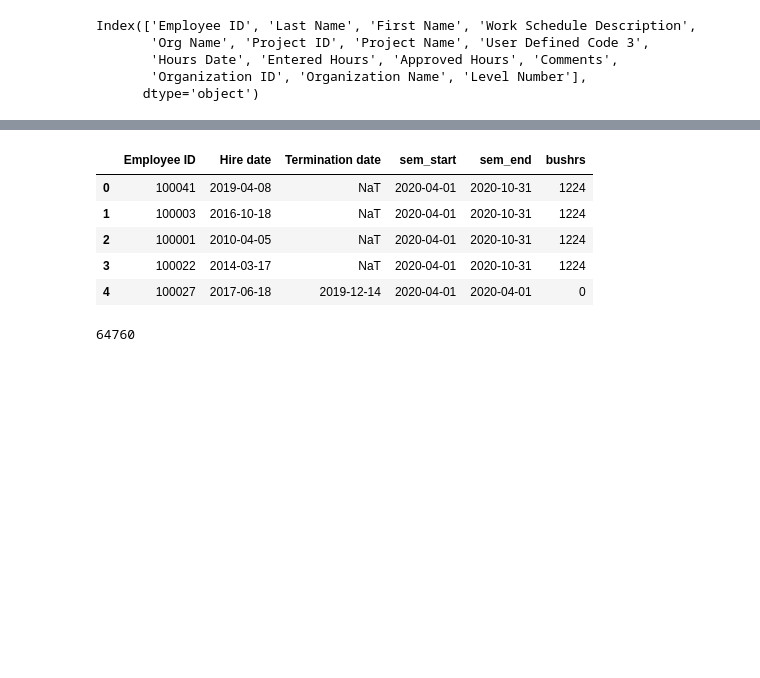
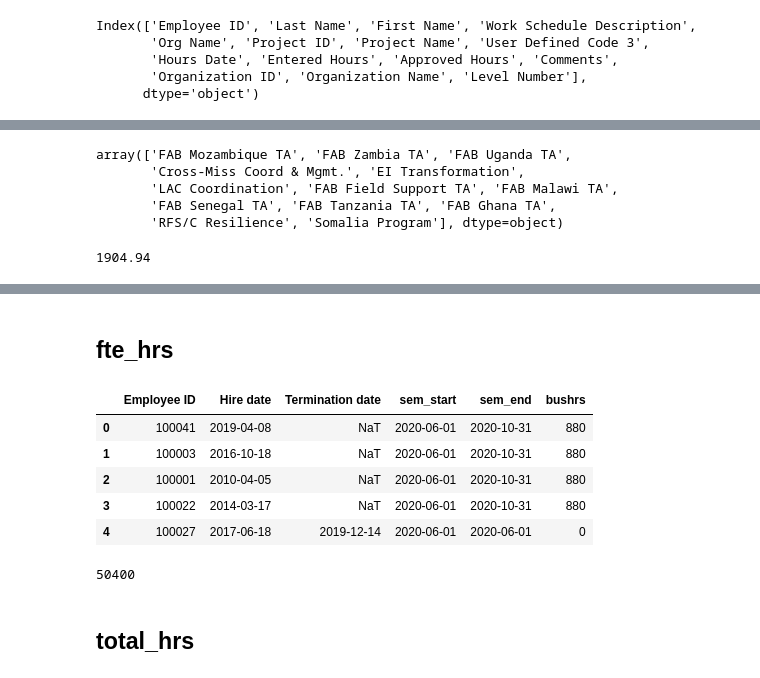
Before and after one commit to eanderson-ei/utilization-tracker-2, a Jupyter notebook: notebooks/2020-21 S1 Portfolio-level Utilization (June - Oct).ipynb, the cells around one changed output, grey strips where cells are left out. Cells and saved outputs as stored; diff of their text form; code cells hidden in the pictures; blank space fills up the shorter version.

```diff
--- a/notebooks/Portfolio Utilization Data Exploration.ipynb
+++ b/notebooks/2020-21 S1 Portfolio-level Utilization (June - Oct).ipynb
@@ -64,6 +80,21 @@ array(['HR and Operations', 'General Intl', 'Global Adaptive Managemen',
        'Environmental Incentives', 'Comms & KM', 'HR & Ops General',
        'Contract&Fin Spec Initiat', 'HR & Ops Special Initiat', 'Water',
        'Africa', nan, 'Habitat', 'Marketing General'], dtype=object)
+# %%
+# check for null organizations
+filt = df['Organization Name'].isnull()
+no_org_df = df.loc[filt]
+no_org_df['Project Name'].unique()
+# %% [output]
+array(['FAB Mozambique TA', 'FAB Zambia TA', 'FAB Uganda TA',
+       'Cross-Miss Coord & Mgmt.', 'EI Transformation',
+       'LAC Coordination', 'FAB Field Support TA', 'FAB Malawi TA',
+       'FAB Senegal TA', 'FAB Tanzania TA', 'FAB Ghana TA',
+       'RFS/C Resilience', 'Somalia Program'], dtype=object)
+# %%
+no_org_df['Entered Hours'].sum()
+# %% [output]
+1904.94
 # %%
 emp_df.head()
 # %% [output]
@@ -73,48 +104,52 @@ emp_df.head()
 | 2 | 100001 | Alexandrovich | Andrew | NaN | andrew@enviroincentives.com | Y | 2010-04-05 | ... |
 | 3 | 100022 | Anderson | Erik | T | eanderson@enviroincentives.com | Y | 2014-03-17 | ... |
 | 4 | 100027 | Armanino | Molly | NaN | marmanino@enviroincentives.com | N | 2017-06-18 | ... |
+# %% [markdown]
+## fte_hrs
 # %%
 # fte hours is total number of fte days by start and end dates (ignore part time and very part time (e.g., CB))
-sem_start = pd.to_datetime('2020-04-01')
+sem_start = pd.to_datetime('2020-06-01')
 sem_end = pd.to_datetime('2020-10-31')
 
 fte_df = emp_df[['Employee ID', 'Hire date', 'Termination date']].copy()
 
 def update_start(hire_date):
     if hire_date < sem_start:
         return sem_start
     elif hire_date > sem_end:
         return sem_end
     else:
         return hire_date
 
 def update_end(termination_date):
     if pd.isnull(termination_date):
         return sem_end
     if termination_date > sem_end:
         return sem_end
     elif termination_date < sem_start:
         return sem_start
     else:
         return termination_date
 
 fte_df['sem_start'] = fte_df['Hire date'].apply(update_start)
 fte_df['sem_end'] = fte_df['Termination date'].apply(update_end)
 fte_df['bushrs'] = np.busday_count(fte_df['sem_start'].dt.date, fte_df['sem_end'].dt.date) * 8
 
 fte_df.head()
 # %% [output]
 |  | Employee ID | Hire date | Termination date | sem_start | sem_end | bushrs |
-| 0 | 100041 | 2019-04-08 | NaT | 2020-04-01 | 2020-10-31 | 1224 |
-| 1 | 100003 | 2016-10-18 | NaT | 2020-04-01 | 2020-10-31 | 1224 |
-| 2 | 100001 | 2010-04-05 | NaT | 2020-04-01 | 2020-10-31 | 1224 |
-| 3 | 100022 | 2014-03-17 | NaT | 2020-04-01 | 2020-10-31 | 1224 |
-| 4 | 100027 | 2017-06-18 | 2019-12-14 | 2020-04-01 | 2020-04-01 | 0 |
+| 0 | 100041 | 2019-04-08 | NaT | 2020-06-01 | 2020-10-31 | 880 |
+| 1 | 100003 | 2016-10-18 | NaT | 2020-06-01 | 2020-10-31 | 880 |
+| 2 | 100001 | 2010-04-05 | NaT | 2020-06-01 | 2020-10-31 | 880 |
+| 3 | 100022 | 2014-03-17 | NaT | 2020-06-01 | 2020-10-31 | 880 |
+| 4 | 100027 | 2017-06-18 | 2019-12-14 | 2020-06-01 | 2020-06-01 | 0 |
 # %%
 fte_hrs = fte_df['bushrs'].sum()
 fte_hrs
 # %% [output]
-64760
+50400
+# %% [markdown]
+## total_hrs
 # %%
 # total hours is straight sum
 total_hrs = df['Entered Hours'].sum()
```
Also changed, not shown: parts of 26 cells of this notebook, 3 other files.
